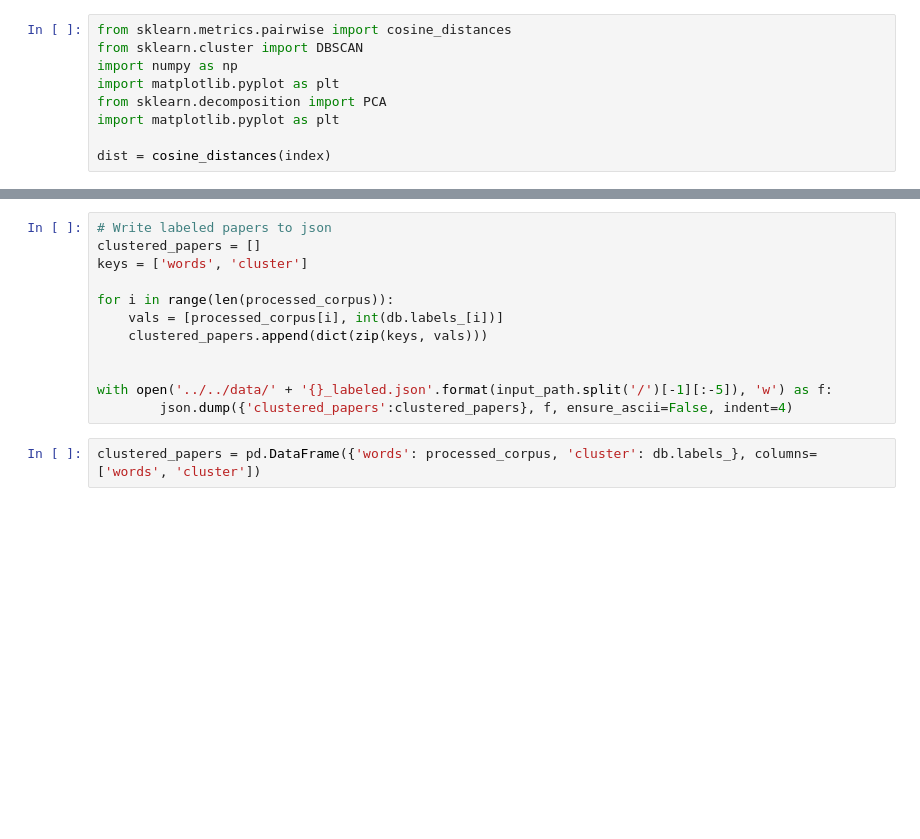
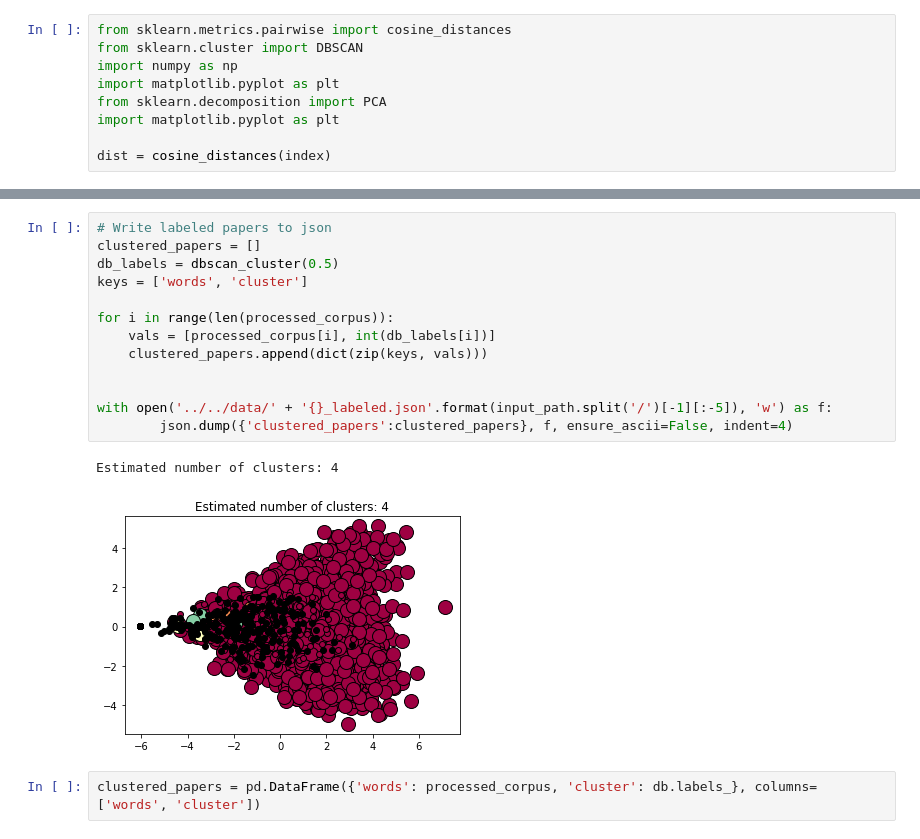
Before and after one commit to DonatJR/ita_ws20, a Jupyter notebook: src/utils/notebooks/Keywords_BOW.ipynb, the cells around one changed output, grey strips where cells are left out. Drawn from its saved outputs; the diff is of its cells as text; blank space fills up the shorter version.

```diff
--- a/src/utils/notebooks/Keywords_BOW.ipynb
+++ b/src/utils/notebooks/Keywords_BOW.ipynb
@@ -190,15 +189,19 @@ print('../../data/' + '{}_labeled.json'.format(input_path.split('/')[-1][:-5]))
 # %%
 # Write labeled papers to json
 clustered_papers = []
+db_labels = dbscan_cluster(0.5)
 keys = ['words', 'cluster']
 
 for i in range(len(processed_corpus)):
-    vals = [processed_corpus[i], int(db.labels_[i])]
+    vals = [processed_corpus[i], int(db_labels[i])]
     clustered_papers.append(dict(zip(keys, vals)))
 
 
 with open('../../data/' + '{}_labeled.json'.format(input_path.split('/')[-1][:-5]), 'w') as f:
         json.dump({'clustered_papers':clustered_papers}, f, ensure_ascii=False, indent=4)
+# %% [output]
+Estimated number of clusters: 4
+[figure, added]
 # %%
 clustered_papers = pd.DataFrame({'words': processed_corpus, 'cluster': db.labels_}, columns=['words', 'cluster'])
 # %%
```
Also changed, not shown: parts of 16 cells of this notebook, 1 other file.
